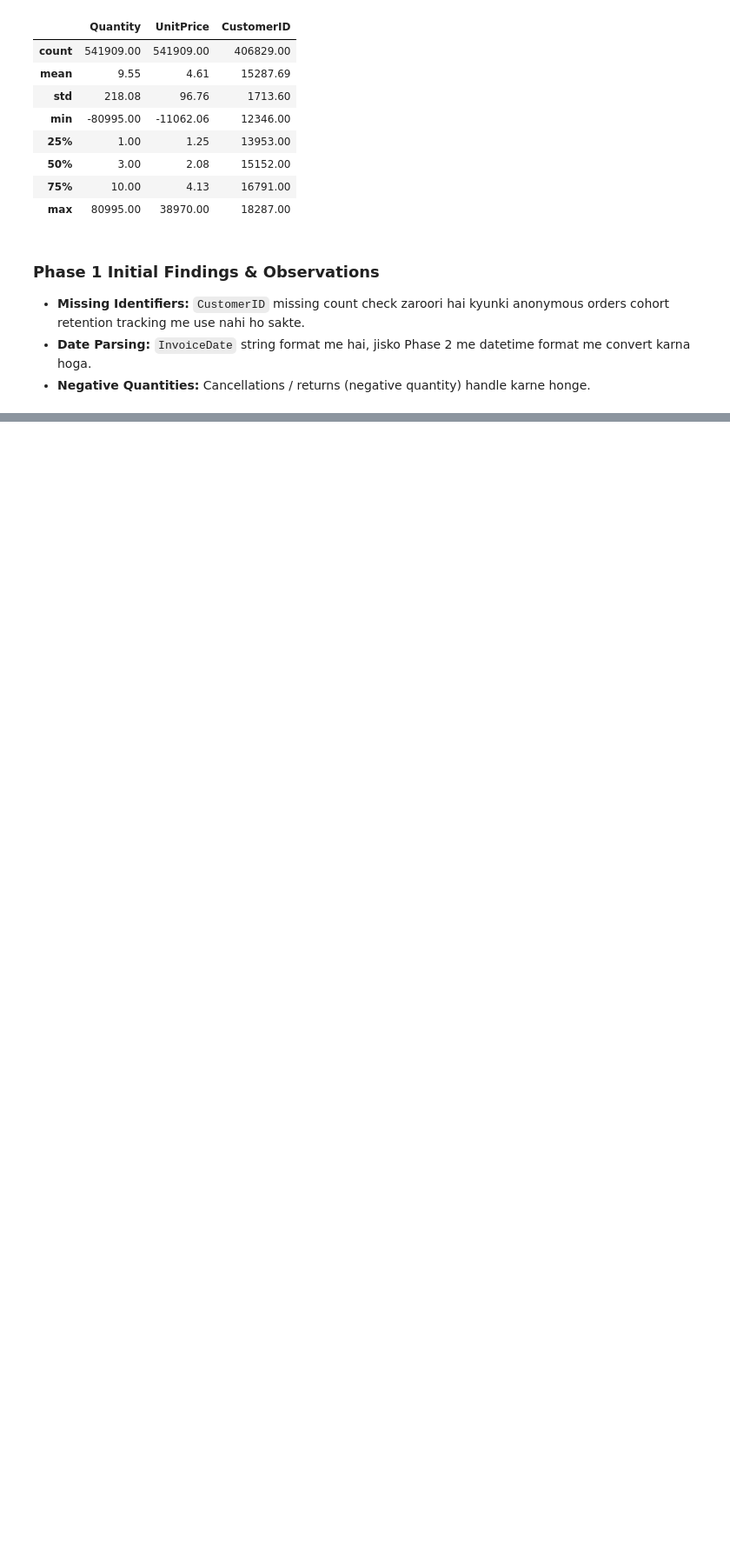
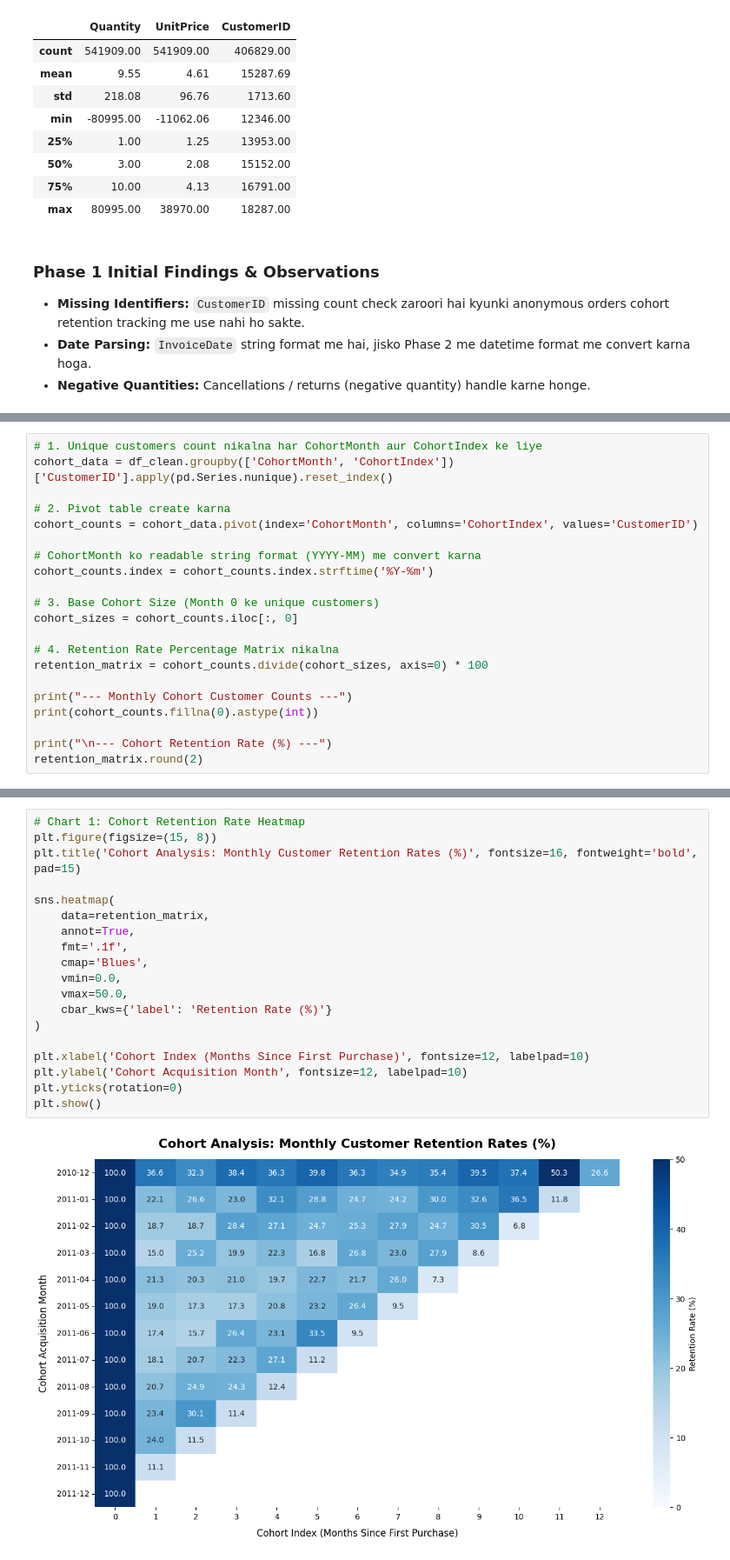
Before and after one commit to aadya-saraswat/DA-030-online-retail-cohort-analysis, a Jupyter notebook: notebooks/DA_030_cohort_analysis.ipynb, the cells around one changed output, grey strips where cells are left out. Shown at 87% size. Saved outputs shown, nothing was run; the diff lists cells and outputs as text; blank space fills up the shorter version.

Commit message:
Complete cohort analysis, retention heatmaps, charts, and findings

```diff
--- a/notebooks/DA_030_cohort_analysis.ipynb
+++ b/notebooks/DA_030_cohort_analysis.ipynb
@@ -89,0 +159,21 @@ Country                   0            0.00
+# %%
+# 1. Unique customers count nikalna har CohortMonth aur CohortIndex ke liye
+cohort_data = df_clean.groupby(['CohortMonth', 'CohortIndex'])['CustomerID'].apply(pd.Series.nunique).reset_index()
+
+# 2. Pivot table create karna
+cohort_counts = cohort_data.pivot(index='CohortMonth', columns='CohortIndex', values='CustomerID')
+
+# CohortMonth ko readable string format (YYYY-MM) me convert karna
+cohort_counts.index = cohort_counts.index.strftime('%Y-%m')
+
+# 3. Base Cohort Size (Month 0 ke unique customers)
+cohort_sizes = cohort_counts.iloc[:, 0]
+
+# 4. Retention Rate Percentage Matrix nikalna
+retention_matrix = cohort_counts.divide(cohort_sizes, axis=0) * 100
+
+print("--- Monthly Cohort Customer Counts ---")
+print(cohort_counts.fillna(0).astype(int))
+
+print("\n--- Cohort Retention Rate (%) ---")
+retention_matrix.round(2)
@@ -89,0 +214,21 @@ Country                   0            0.00
+# %%
+# Chart 1: Cohort Retention Rate Heatmap
+plt.figure(figsize=(15, 8))
+plt.title('Cohort Analysis: Monthly Customer Retention Rates (%)', fontsize=16, fontweight='bold', pad=15)
+
+sns.heatmap(
+    data=retention_matrix,
+    annot=True,
+    fmt='.1f',
+    cmap='Blues',
+    vmin=0.0,
+    vmax=50.0,
+    cbar_kws={'label': 'Retention Rate (%)'}
+)
+
+plt.xlabel('Cohort Index (Months Since First Purchase)', fontsize=12, labelpad=10)
+plt.ylabel('Cohort Acquisition Month', fontsize=12, labelpad=10)
+plt.yticks(rotation=0)
+plt.show()
+# %% [output]
+[figure, added]
```
Also changed, not shown: parts of 8 cells of this notebook.
